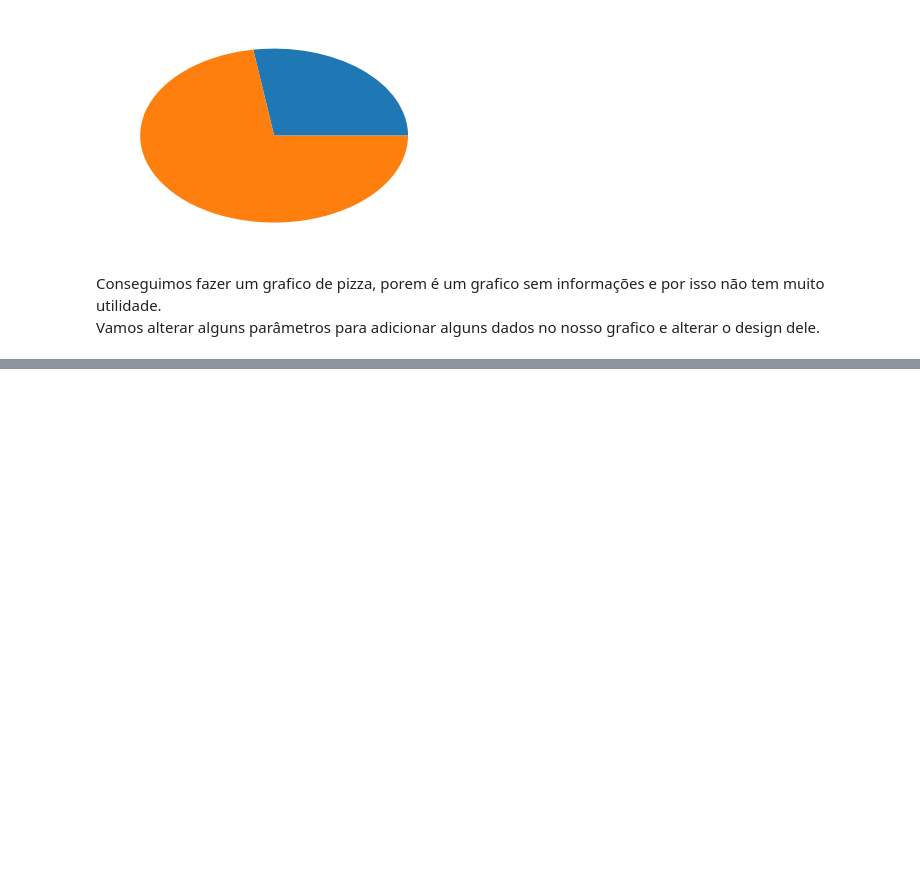
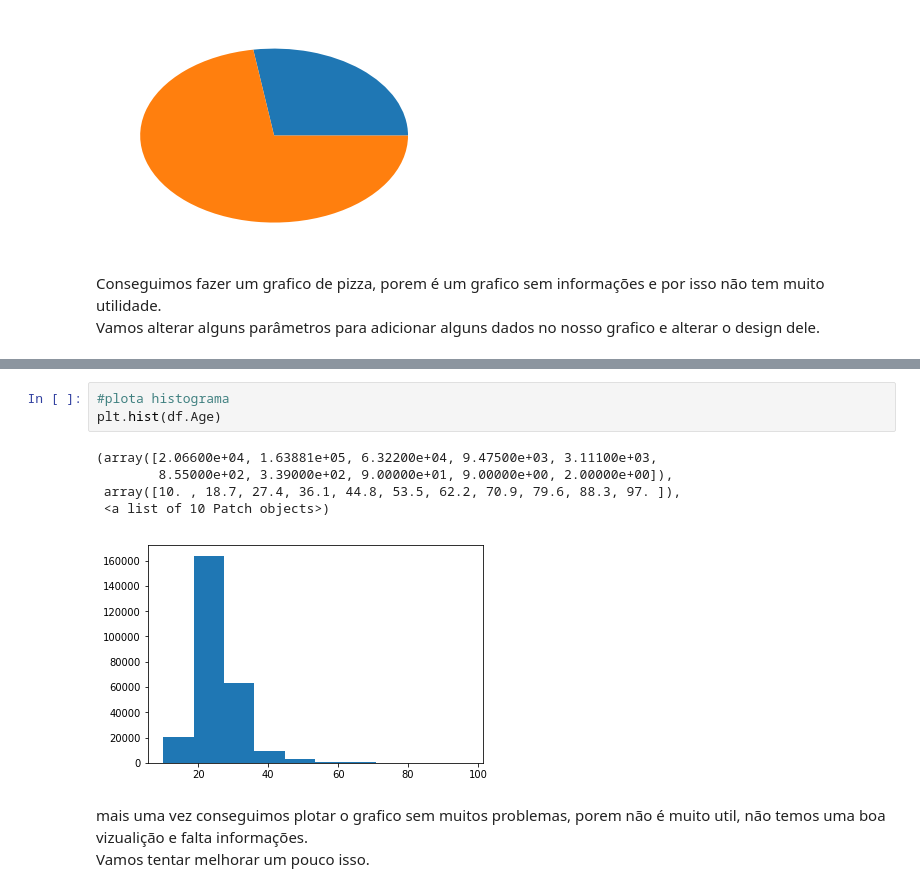
Before and after one commit to samusolva/graficos-matplotlib, a Jupyter notebook: graficos-matplotlib.ipynb, the cells around one changed output, grey strips where cells are left out. Cells and saved outputs as stored; diff of their text form; blank space fills up the shorter version.

```diff
--- a/graficos-matplotlib.ipynb
+++ b/graficos-matplotlib.ipynb
@@ -57,0 +94,12 @@ plt.show
+# %%
+#plota histograma
+plt.hist(df.Age)
+# %% [output]
+(array([2.06600e+04, 1.63881e+05, 6.32200e+04, 9.47500e+03, 3.11100e+03,
+        8.55000e+02, 3.39000e+02, 9.00000e+01, 9.00000e+00, 2.00000e+00]),
+ array([10. , 18.7, 27.4, 36.1, 44.8, 53.5, 62.2, 70.9, 79.6, 88.3, 97. ]),
+ <a list of 10 Patch objects>)
+[figure, added]
+# %% [markdown]
+mais uma vez conseguimos plotar o grafico sem muitos problemas, porem não é muito util, não temos uma boa vizualição e falta informações.<br>
+Vamos tentar melhorar um pouco isso.
```
Also changed, not shown: parts of 8 cells of this notebook.
